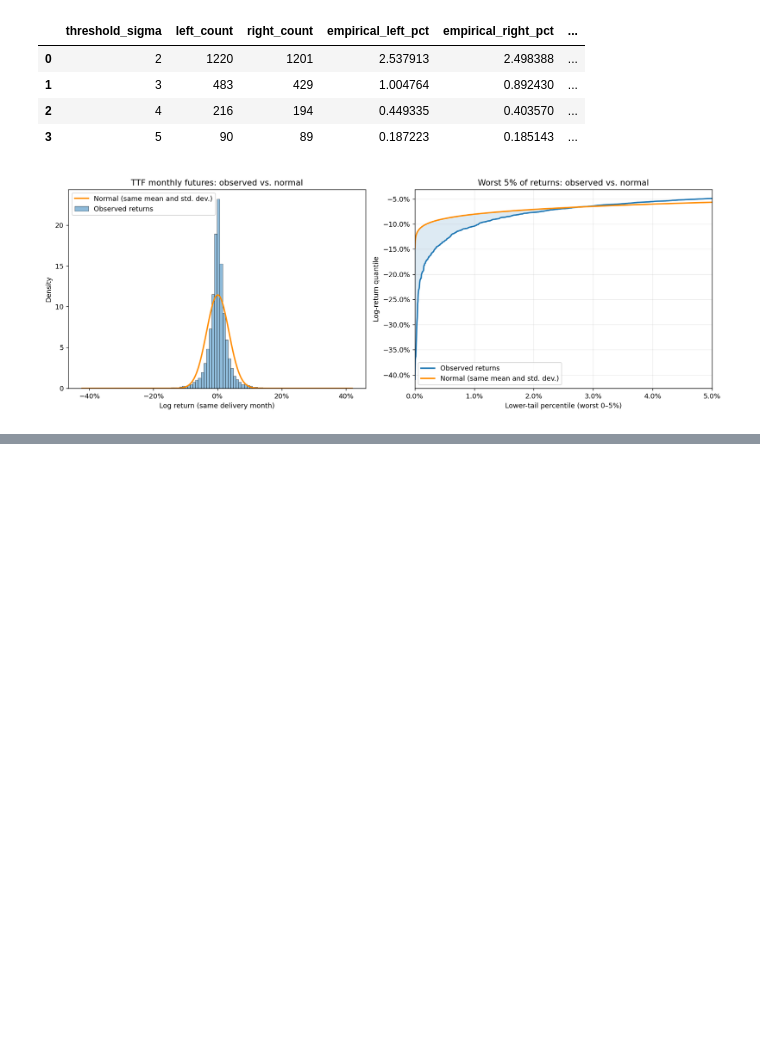
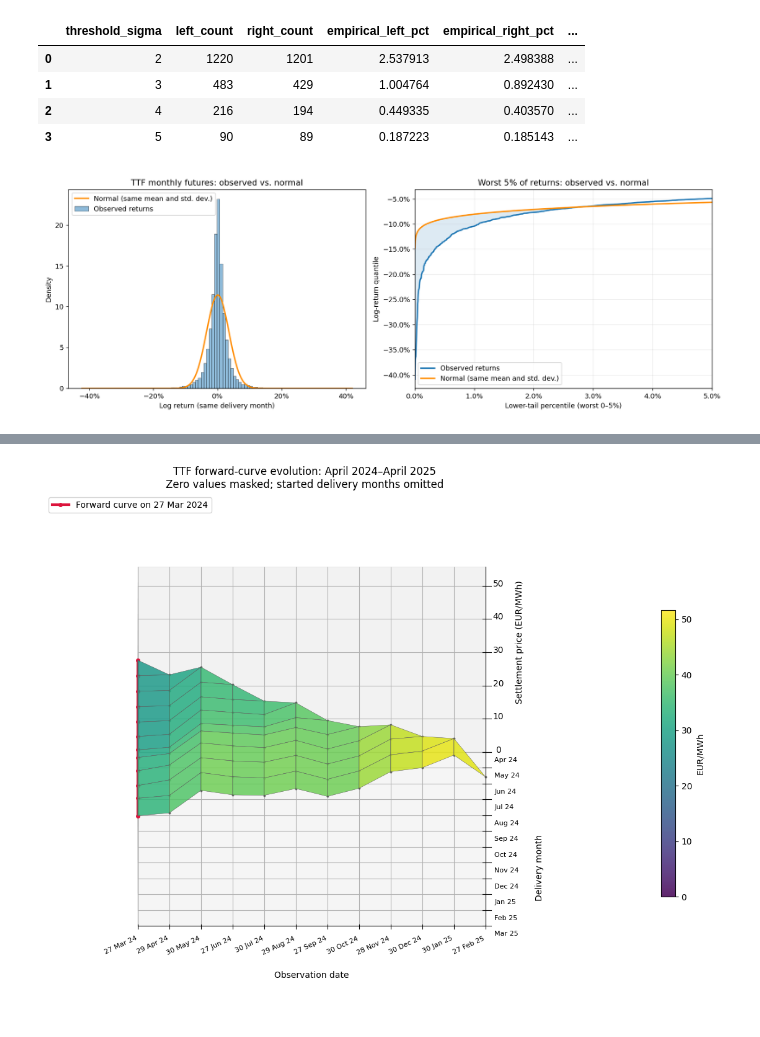
Before and after one commit to Tomas-Barhon/py-gas-storage-valuation, a Jupyter notebook: notebooks/futures_preprocessing.ipynb, the cells around one changed output, grey strips where cells are left out. Saved outputs shown, nothing was run; the diff lists cells and outputs as text; code cells hidden in the pictures; blank space fills up the shorter version.

```diff
--- a/notebooks/futures_preprocessing.ipynb
+++ b/notebooks/futures_preprocessing.ipynb
@@ -297,0 +372,88 @@ plt.show()
+# %%
+delivery_axis, observation_axis = np.meshgrid(np.arange(12), np.arange(12))
+storage_prices = storage_curve_matrix.to_numpy(dtype=float)
+# Hide zero placeholders in both the surface and the forward-curve lines.
+storage_prices = np.where(storage_prices == 0, np.nan, storage_prices)
+max_storage_price = np.nanmax(storage_prices)
+selected_month = pd.Period(highlight_month, freq="M")
+if selected_month not in storage_months:
+    raise ValueError("highlight_month must be within the storage year.")
+highlight_row = storage_months.get_loc(selected_month)
+
+storage_fig = plt.figure(figsize=(15, 10))
+storage_fig.subplots_adjust(left=0.02, right=0.88, bottom=0.08, top=0.92)
+storage_ax = storage_fig.add_subplot(111, projection="3d")
+storage_surface = storage_ax.plot_surface(
+    observation_axis,
+    delivery_axis,
+    storage_prices,
+    cmap="viridis",
+    vmin=0,
+    vmax=max_storage_price,
+    edgecolor="0.35",
+    linewidth=0.35,
+    antialiased=True,
+    alpha=0.85,
+)
+# Draw the individual monthly curve slices on the surface.
+for row in range(12):
+    storage_ax.plot(
+        observation_axis[row],
+        delivery_axis[row],
+        storage_prices[row],
+        color="0.2",
+        linewidth=0.7,
+        alpha=0.5,
+        marker="o",
+        markersize=2,
+    )
+highlight_date = storage_curve_matrix.index[highlight_row]
+storage_ax.plot(
+    observation_axis[highlight_row],
+    delivery_axis[highlight_row],
+    storage_prices[highlight_row],
+    color="crimson",
+    linewidth=3,
+    marker="o",
+    markersize=4,
+    label=f"Forward curve on {highlight_date:%d %b %Y}",
+)
+storage_ax.set(
+    title=(
+        f"TTF forward-curve evolution: April {storage_start.year}"
+        f"–April {storage_start.year + 1}\n"
+        "Zero values masked; started delivery months omitted"
+    ),
+    xlabel="Observation date",
+    ylabel="Delivery month",
+    zlabel="Settlement price (EUR/MWh)",
+    zlim=(0, max_storage_price * 1.08),
+    xticks=np.arange(12),
+    yticks=np.arange(12),
+)
+storage_ax.set_xticklabels(
+    storage_curve_matrix.index.strftime("%d %b %y"), rotation=25, ha="right"
+)
+storage_ax.set_yticklabels(storage_months.strftime("%b %y"), ha="left")
+storage_ax.tick_params(axis="x", labelsize=8, pad=0)
+storage_ax.tick_params(axis="y", labelsize=8, pad=0)
+storage_ax.xaxis.labelpad = 22
+storage_ax.yaxis.labelpad = 28
+storage_ax.zaxis.labelpad = 10
+storage_ax.set_box_aspect((1.3, 1.3, 0.8))
+# Later delivery months sit at the front; earlier months sit at the back.
+storage_ax.set_ylim(11, 0)
+storage_ax.set_xlim(0, 11)
+storage_ax.set_proj_type("ortho")
+storage_ax.view_init(elev=30, azim=-90)
+storage_ax.legend(loc="upper left")
+storage_fig.colorbar(
+    storage_surface,
+    ax=storage_ax,
+    shrink=0.55,
+    pad=0.12,
+    label="EUR/MWh",
+)
+plt.show()
+# %% [output]
+[figure, added]
```
Also changed, not shown: parts of 2 cells of this notebook, 2 other files.
